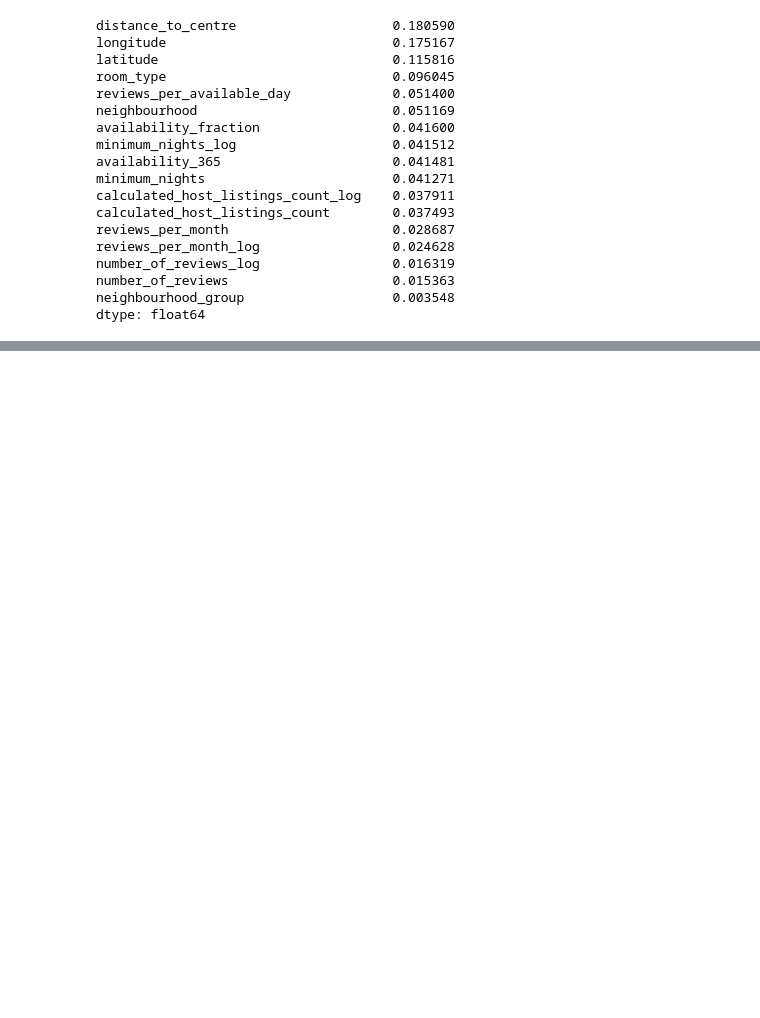
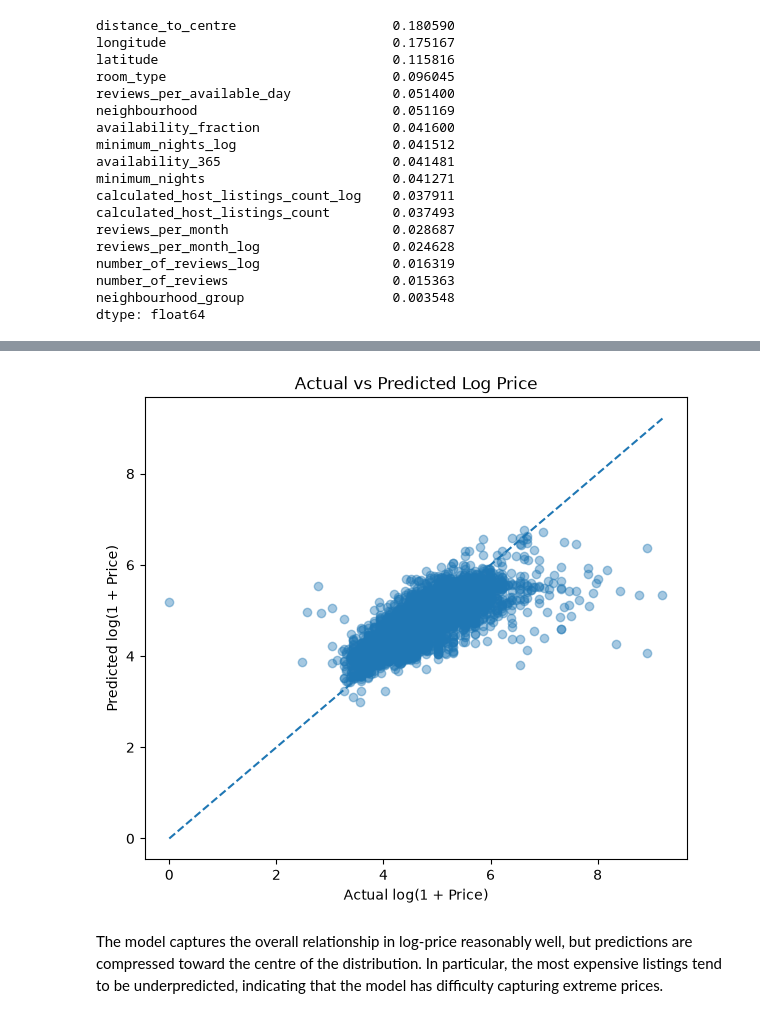
Before and after one commit to Raymon-Watson/Machine-Learning--Projects, a Jupyter notebook: Regression/airbnb/Airbnb_analysis.ipynb, the cells around one changed output, grey strips where cells are left out. Saved outputs shown, nothing was run; the diff lists cells and outputs as text; code cells hidden in the pictures; blank space fills up the shorter version.

```diff
--- a/Regression/airbnb/Airbnb_analysis.ipynb
+++ b/Regression/airbnb/Airbnb_analysis.ipynb
@@ -958,0 +1038,37 @@ Feature names seen at fit time, yet now missing:
+# %%
+import numpy as np
+import matplotlib.pyplot as plt
+
+# Convert actual prices to log scale
+y_test_log = np.log1p(y_test)
+
+# Predictions from model trained on log(price)
+y_pred_log = rf_reg.predict(X_test)
+
+plt.figure(figsize=(7, 6))
+
+plt.scatter(
+    y_test_log,
+    y_pred_log,
+    alpha=0.4
+)
+
+# Perfect prediction line
+low = min(y_test_log.min(), y_pred_log.min())
+high = max(y_test_log.max(), y_pred_log.max())
+
+plt.plot(
+    [low, high],
+    [low, high],
+    "--"
+)
+
+plt.xlabel("Actual log(1 + Price)")
+plt.ylabel("Predicted log(1 + Price)")
+plt.title("Actual vs Predicted Log Price")
+
+plt.show()
+# %% [output]
+[figure, added]
+# %% [markdown]
+The model captures the overall relationship in log-price reasonably well, but predictions are compressed toward the centre of the distribution. In particular, the most expensive listings tend to be underpredicted, indicating that the model has difficulty capturing extreme prices.
```
Also changed, not shown: parts of 13 cells of this notebook.
